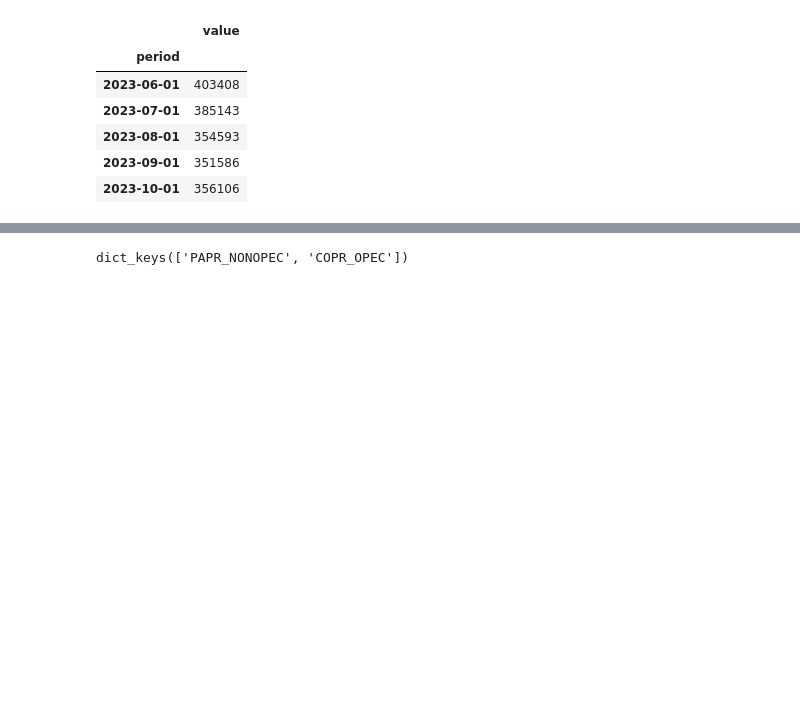
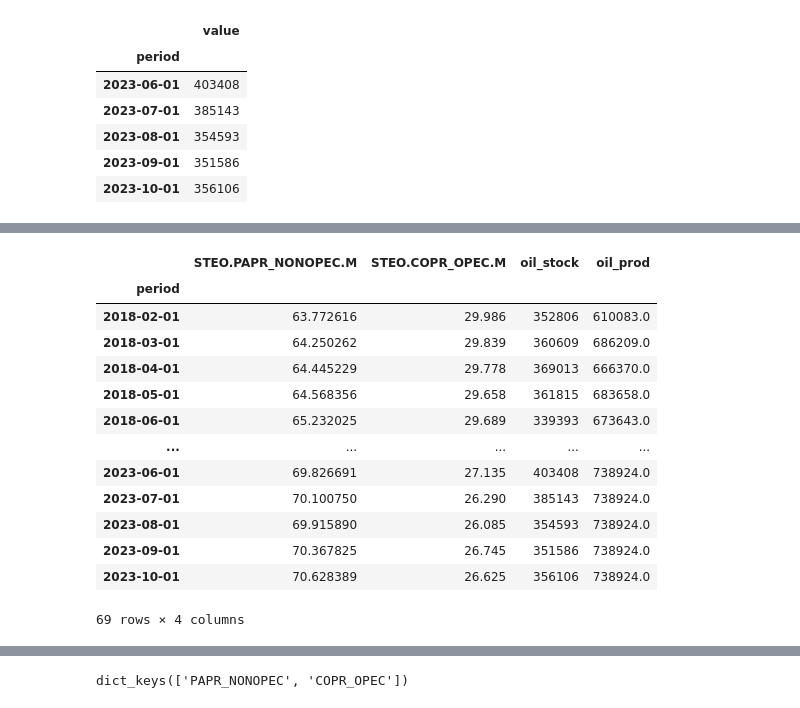
Before and after one commit to pankajti/qtw, a Jupyter notebook: Risk_GWP1.ipynb, the cells around one changed output, grey strips where cells are left out. Saved outputs shown, nothing was run; the diff lists cells and outputs as text; code cells hidden in the pictures; blank space fills up the shorter version.

```diff
--- a/Risk_GWP1.ipynb
+++ b/Risk_GWP1.ipynb
@@ -279,0 +283,19 @@ micro_data['stock_data_url'].groupby('period').sum().plot()
+# %%
+mm_data_clean= mm_data.fillna(method='ffill').dropna()
+# %%
+mm_data_clean[mm_data_clean.index.duplicated()]
+# %% [output]
+|  | STEO.PAPR_NONOPEC.M | STEO.COPR_OPEC.M | oil_stock | oil_prod |
+| period |  |  |  |  |
+| 2018-02-01 | 63.772616 | 29.986 | 352806 | 610083.0 |
+| 2018-03-01 | 64.250262 | 29.839 | 360609 | 686209.0 |
+| 2018-04-01 | 64.445229 | 29.778 | 369013 | 666370.0 |
+| 2018-05-01 | 64.568356 | 29.658 | 361815 | 683658.0 |
+| 2018-06-01 | 65.232025 | 29.689 | 339393 | 673643.0 |
+| ... | ... | ... | ... | ... |
+| 2023-06-01 | 69.826691 | 27.135 | 403408 | 738924.0 |
+| 2023-07-01 | 70.100750 | 26.290 | 385143 | 738924.0 |
+| 2023-08-01 | 69.915890 | 26.085 | 354593 | 738924.0 |
+| 2023-09-01 | 70.367825 | 26.745 | 351586 | 738924.0 |
+| 2023-10-01 | 70.628389 | 26.625 | 356106 | 738924.0 |
+69 rows × 4 columns
```
Also changed, not shown: parts of 12 cells of this notebook.
